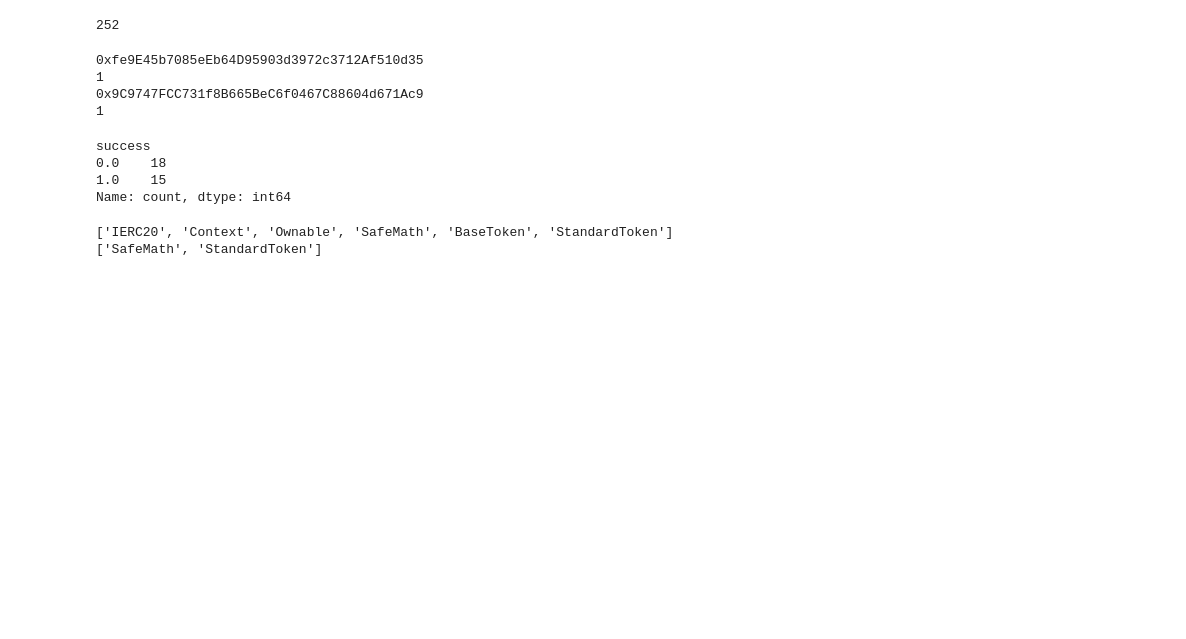
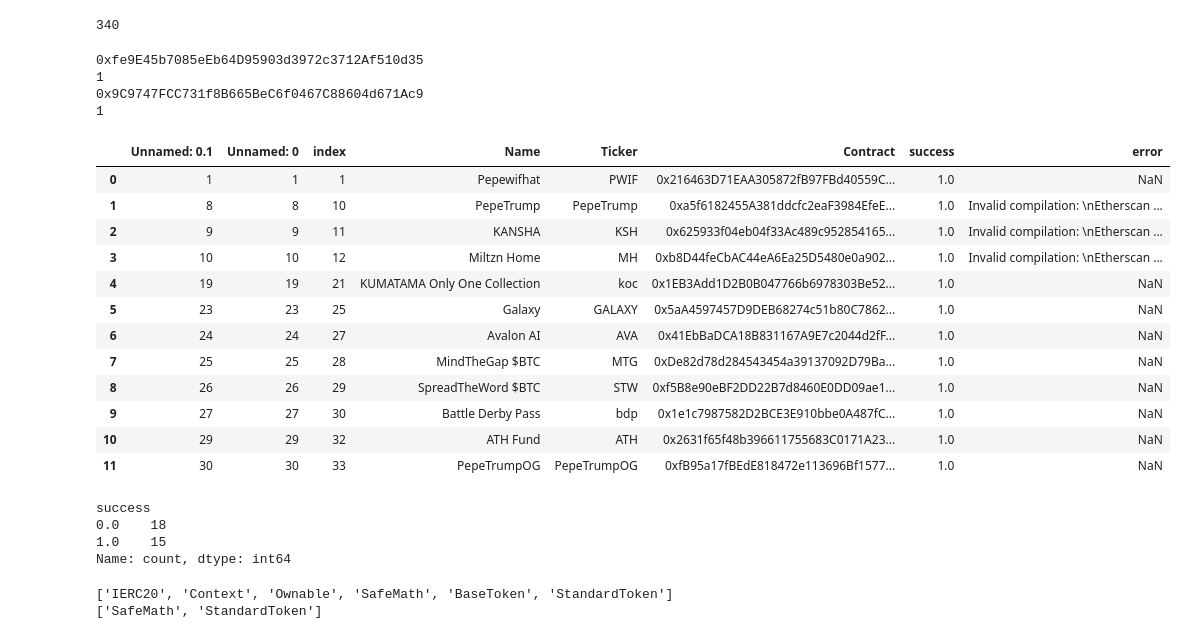
Before and after one commit to ennriqe/ETHDam-Slither-Token-Contract-to-Predict-Success, a Jupyter notebook: Slither.ipynb, the cells around one changed output. Drawn from its saved outputs; the diff is of its cells as text; code cells hidden in the pictures; blank space fills up the shorter version.

```diff
--- a/Slither.ipynb
+++ b/Slither.ipynb
@@ -14,10 +16,10 @@ connection = sqlite3.connect('contracts_found.db')
 query = "SELECT * FROM contracts_found"
 
 # Reading the SQL query into a DataFrame
-contracts_found = pd.read_sql_query(query, connection)
-print(len(contracts_found))
+contracts_found_ = pd.read_sql_query(query, connection)
+print(len(contracts_found_))
 # %% [output]
-252
+340
 # %%
 for i in range(len(contracts_found)):
     if contracts_found.loc[i, 'success'] ==1:
@@ -45,8 +47,22 @@ for i in range(len(contracts_found)):
 0x9C9747FCC731f8B665BeC6f0467C88604d671Ac9
 1
 # %%
-verified_contracts = contracts_found[contracts_found['success'] ==1]
+verified_contracts = contracts_found[contracts_found['success'] ==1].reset_index(drop=True)
 verified_contracts
+# %% [output]
+|  | Unnamed: 0.1 | Unnamed: 0 | index | Name | Ticker | Contract | success | error |
+| 0 | 1 | 1 | 1 | Pepewifhat | PWIF | 0x216463D71EAA305872fB97FBd40559C... | 1.0 | NaN |
+| 1 | 8 | 8 | 10 | PepeTrump | PepeTrump | 0xa5f6182455A381ddcfc2eaF3984EfeE... | 1.0 | Invalid compilation: \nEtherscan ... |
+| 2 | 9 | 9 | 11 | KANSHA | KSH | 0x625933f04eb04f33Ac489c952854165... | 1.0 | Invalid compilation: \nEtherscan ... |
+| 3 | 10 | 10 | 12 | Miltzn Home | MH | 0xb8D44feCbAC44eA6Ea25D5480e0a902... | 1.0 | Invalid compilation: \nEtherscan ... |
+| 4 | 19 | 19 | 21 | KUMATAMA Only One Collection | koc | 0x1EB3Add1D2B0B047766b6978303Be52... | 1.0 | NaN |
+| 5 | 23 | 23 | 25 | Galaxy | GALAXY | 0x5aA4597457D9DEB68274c51b80C7862... | 1.0 | NaN |
+| 6 | 24 | 24 | 27 | Avalon AI | AVA | 0x41EbBaDCA18B831167A9E7c2044d2fF... | 1.0 | NaN |
+| 7 | 25 | 25 | 28 | MindTheGap $BTC | MTG | 0xDe82d78d284543454a39137092D79Ba... | 1.0 | NaN |
+| 8 | 26 | 26 | 29 | SpreadTheWord $BTC | STW | 0xf5B8e90eBF2DD22B7d8460E0DD09ae1... | 1.0 | NaN |
+| 9 | 27 | 27 | 30 | Battle Derby Pass | bdp | 0x1e1c7987582D2BCE3E910bbe0A487fC... | 1.0 | NaN |
+| 10 | 29 | 29 | 32 | ATH Fund | ATH | 0x2631f65f48b396611755683C0171A23... | 1.0 | NaN |
+| 11 | 30 | 30 | 33 | PepeTrumpOG | PepeTrumpOG | 0xfB95a17fBEdE818472e113696Bf1577... | 1.0 | NaN |
 # %%
 contracts_found[contracts_found.error.astype(str) !='Unknown language: unknown'].success.value_counts()
 # %% [output]
```
Also changed, not shown: parts of 10 cells of this notebook, 4 other files.
